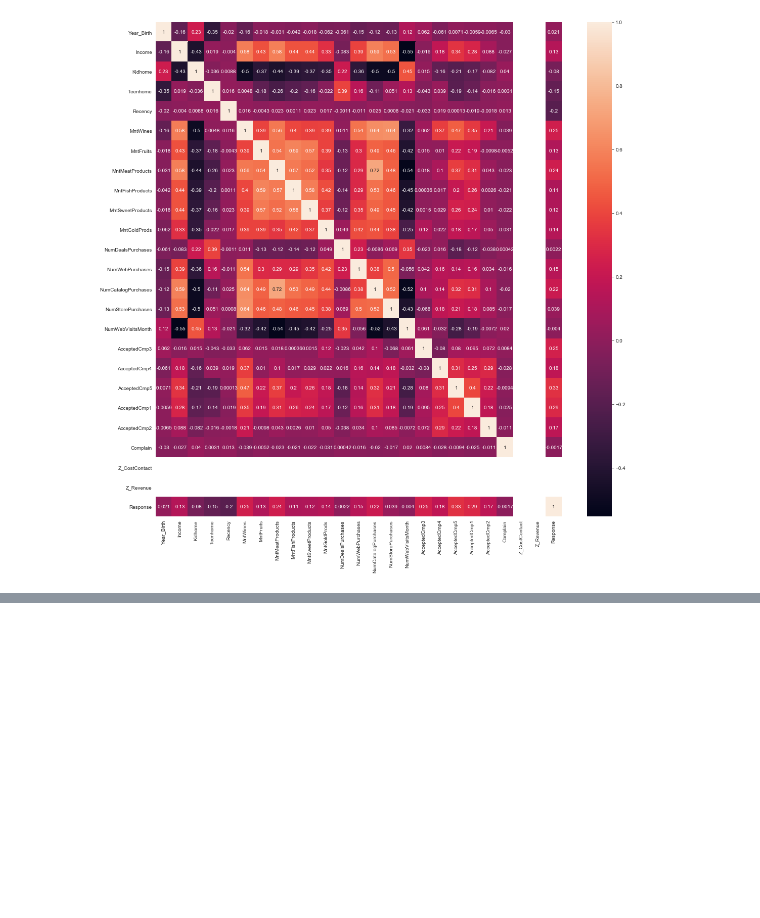
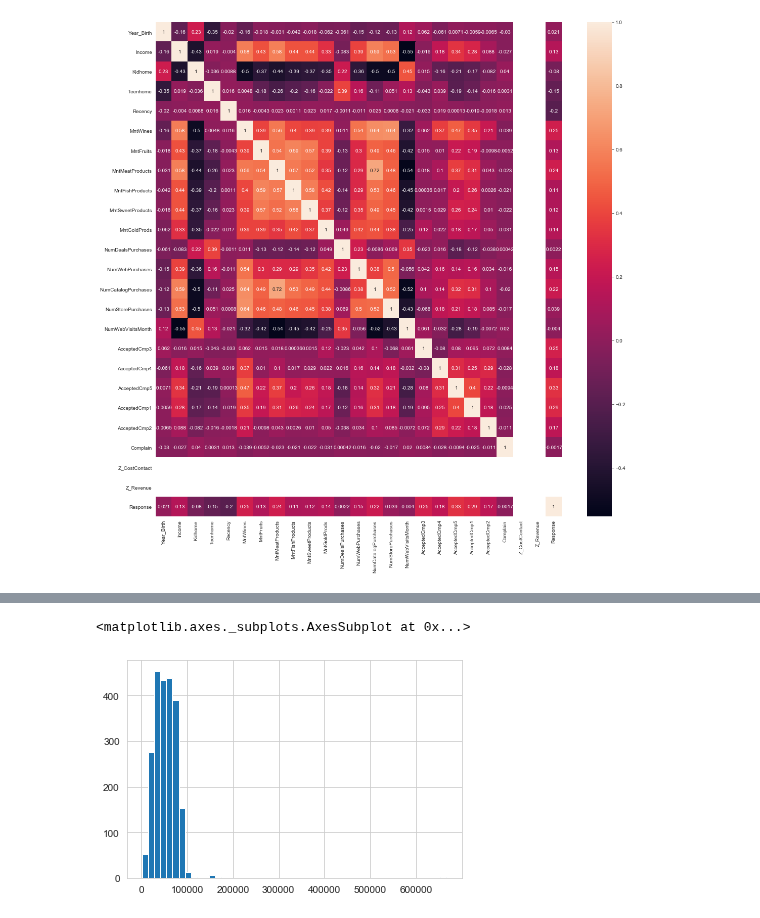
Before and after one commit to Ab2nour/customer-base-analysis, a Jupyter notebook: presentation.ipynb, the cells around one changed output, grey strips where cells are left out. Saved outputs shown, nothing was run; the diff lists cells and outputs as text; code cells hidden in the pictures; blank space fills up the shorter version.

```diff
--- a/presentation.ipynb
+++ b/presentation.ipynb
@@ -166,0 +180,5 @@ sns.heatmap(df.corr(), annot=True)
+# %%
+df["Income"].hist(bins=50)
+# %% [output]
+<matplotlib.axes._subplots.AxesSubplot at 0x...>
+[figure, added]
```
Also changed, not shown: parts of 10 cells of this notebook.
